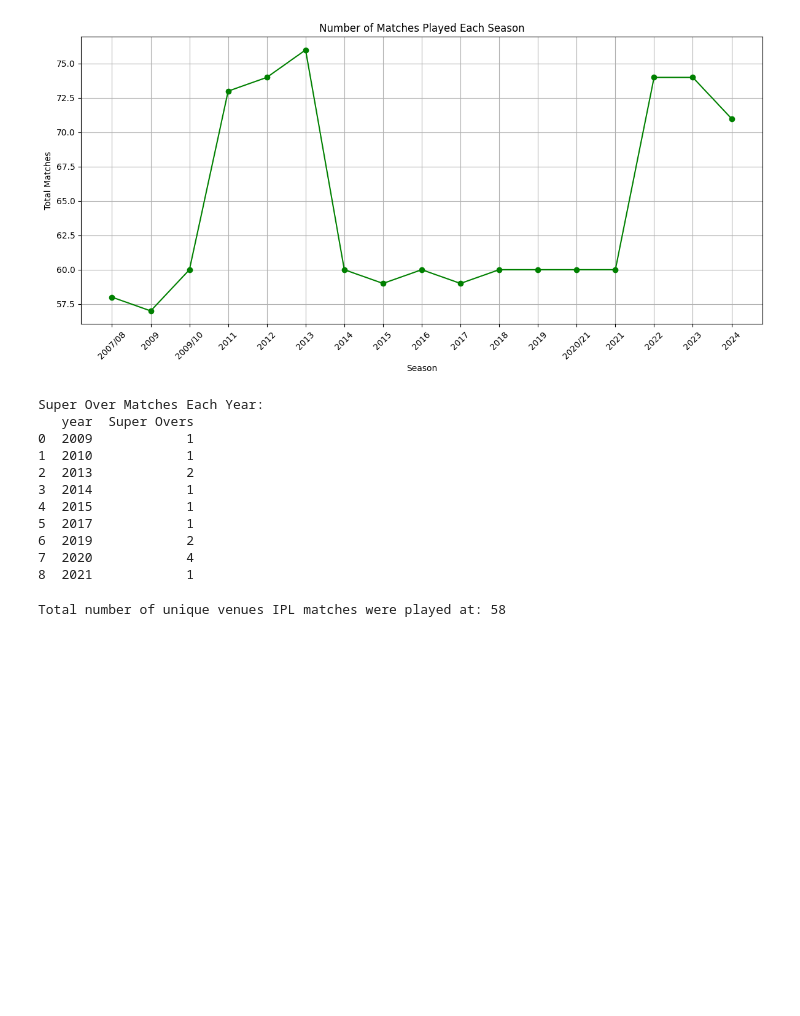
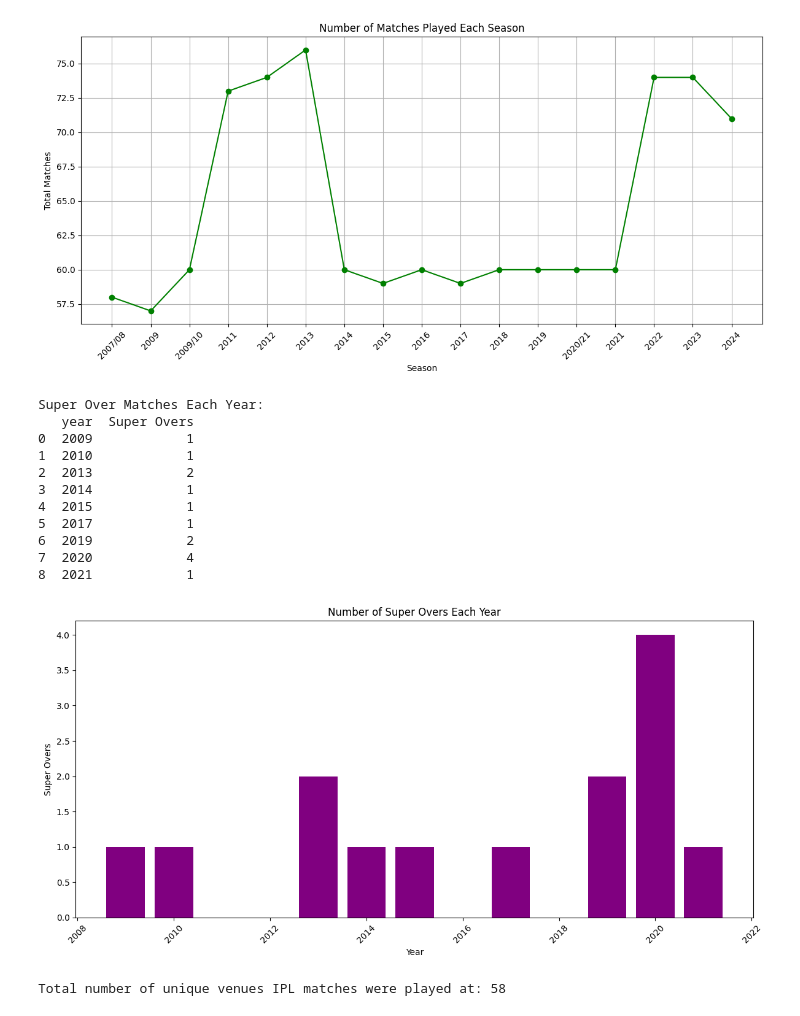
Before and after one commit to Parth-0804/DS_PROJEKT_AIM, a Jupyter notebook: 01_data/GR04_ipynb_Hiregoudar1_Ravaliya2_GoblipurBhanuprakashNag3.ipynb, the cells around one changed output. Saved outputs shown, nothing was run; the diff lists cells and outputs as text; code cells hidden in the pictures; blank space fills up the shorter version.

Commit message:
Adding graph to super over

```diff
--- a/01_data/GR04_ipynb_Hiregoudar1_Ravaliya2_GoblipurBhanuprakashNag3.ipynb
+++ b/01_data/GR04_ipynb_Hiregoudar1_Ravaliya2_GoblipurBhanuprakashNag3.ipynb
@@ -198,22 +198,32 @@ plt.show()
 # %%
 # Super over typically starts from 3rd inning onwards
 super_over_ids = deliveries[deliveries['inning'] > 2]['match_id'].unique()
 super_over_matches = matches[matches['id'].isin(super_over_ids)]
 super_over_per_year = super_over_matches.groupby('year').size().reset_index(name='Super Overs')
 print("Super Over Matches Each Year:")
 print(super_over_per_year)
+# Plotting Super Overs per Year
+plt.figure(figsize=(12, 6))
+plt.bar(super_over_per_year['year'], super_over_per_year['Super Overs'], color='purple')
+plt.title('Number of Super Overs Each Year')
+plt.xlabel('Year')
+plt.ylabel('Super Overs')
+plt.xticks(rotation=45)
+plt.tight_layout()
+plt.show()
 # %% [output]
 Super Over Matches Each Year:
    year  Super Overs
 0  2009            1
 1  2010            1
 2  2013            2
 3  2014            1
 4  2015            1
 5  2017            1
 6  2019            2
 7  2020            4
 8  2021            1
+[figure, added]
 # %%
 # Additional: Total number of unique venues
 unique_venues = matches['venue'].nunique()
```
